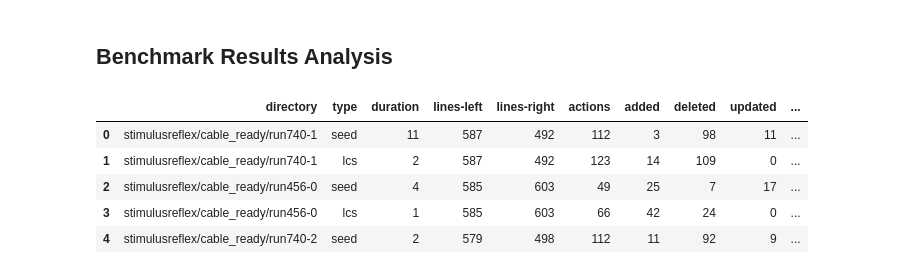
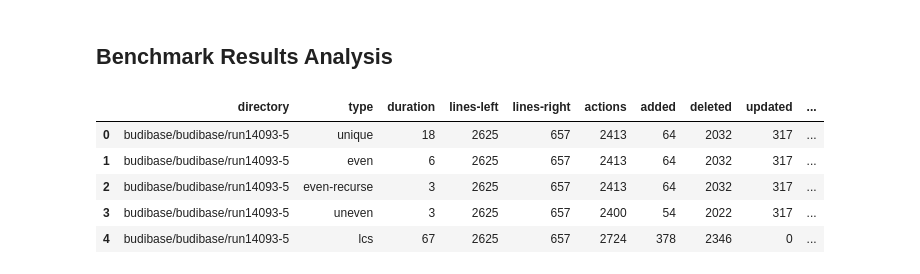
Before and after one commit to labri-progress/cidiff, a Jupyter notebook: python/analysis.ipynb, the cells around one changed output. Cells and saved outputs as stored; diff of their text form; code cells hidden in the pictures.

```diff
--- a/python/analysis.ipynb
+++ b/python/analysis.ipynb
@@ -13,7 +13,7 @@ pd.set_option('display.max_rows', None)  # or 1000
 pd.set_option('display.max_colwidth', None)  # or 199
 # %%
 DATASET_FILE = "../build/reports/dataset.csv"
-BENCHMARK_FILE = "../build/reports/florent.csv"
+BENCHMARK_FILE = "../build/reports/benchmark-variant.csv"
 # %% [markdown]
 ## Dataset Analysis
 # %%
@@ -84,12 +84,12 @@ pn.ggplot(dataset, pn.aes(x="total_size")) + pn.geom_histogram() + pn.scale_x_lo
 ## Benchmark Results Analysis
 # %%
 data = pd.read_csv(BENCHMARK_FILE, sep=',')
-data = data.loc[data['type'].isin(["lcs", "seed"])]
+data["adddel"] = data["added"] + data["deleted"]
 data.head()
 # %% [output]
 |  | directory | type | duration | lines-left | lines-right | actions | added | deleted | updated | ... |
-| 0 | stimulusreflex/cable_ready/run740-1 | seed | 11 | 587 | 492 | 112 | 3 | 98 | 11 | ... |
-| 1 | stimulusreflex/cable_ready/run740-1 | lcs | 2 | 587 | 492 | 123 | 14 | 109 | 0 | ... |
-| 2 | stimulusreflex/cable_ready/run456-0 | seed | 4 | 585 | 603 | 49 | 25 | 7 | 17 | ... |
-| 3 | stimulusreflex/cable_ready/run456-0 | lcs | 1 | 585 | 603 | 66 | 42 | 24 | 0 | ... |
-| 4 | stimulusreflex/cable_ready/run740-2 | seed | 2 | 579 | 498 | 112 | 11 | 92 | 9 | ... |
+| 0 | budibase/budibase/run14093-5 | unique | 18 | 2625 | 657 | 2413 | 64 | 2032 | 317 | ... |
+| 1 | budibase/budibase/run14093-5 | even | 6 | 2625 | 657 | 2413 | 64 | 2032 | 317 | ... |
+| 2 | budibase/budibase/run14093-5 | even-recurse | 3 | 2625 | 657 | 2413 | 64 | 2032 | 317 | ... |
+| 3 | budibase/budibase/run14093-5 | uneven | 3 | 2625 | 657 | 2400 | 54 | 2022 | 317 | ... |
+| 4 | budibase/budibase/run14093-5 | lcs | 67 | 2625 | 657 | 2724 | 378 | 2346 | 0 | ... |
```
Also changed, not shown: parts of 20 cells of this notebook.
